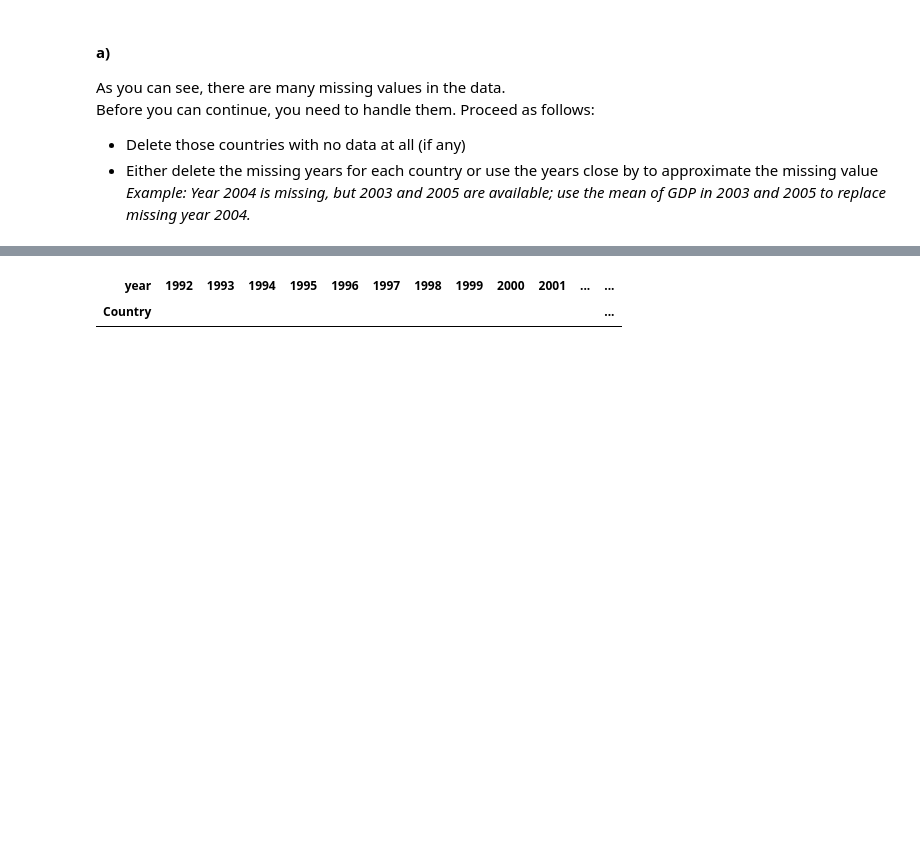
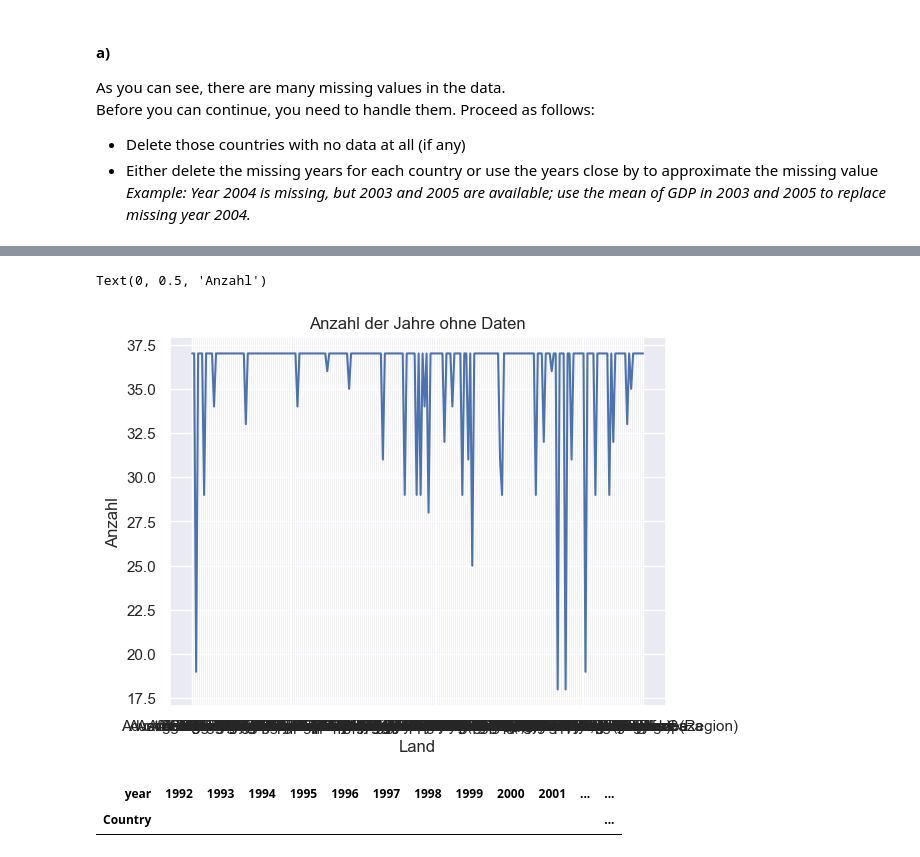
Before and after one commit to Monsieur-Bandana/data_science_clockmann, a Jupyter notebook: ClassProject2207.ipynb, the cells around one changed output, grey strips where cells are left out. Saved outputs shown, nothing was run; the diff lists cells and outputs as text; code cells hidden in the pictures; blank space fills up the shorter version.

```diff
--- a/ClassProject2207.ipynb
+++ b/ClassProject2207.ipynb
@@ -57,3 +56,12 @@ pivot_gdp[pivot_gdp['NaN_count'] == 37]
+# %%
+#Plot
+plt.plot(37-pivot_gdp["NaN_count"])
+plt.title ("Anzahl der Jahre ohne Daten")
+plt.xlabel("Land")
+plt.ylabel("Anzahl")
+# %% [output]
+Text(0, 0.5, 'Anzahl')
+[figure, added]
 # %%
 # All countries with an NaN count for => 9 years are dropped
 # This means they have less than 75% of the total timespan of 30 years covered
```
Also changed, not shown: parts of 2 cells of this notebook.
